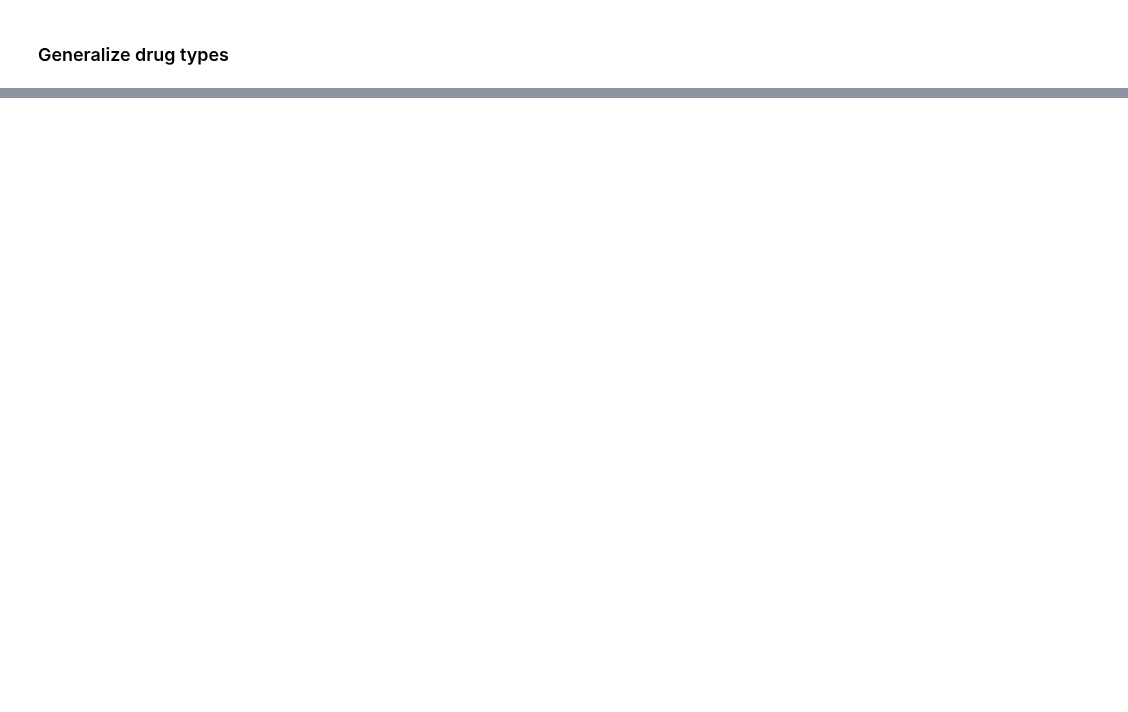
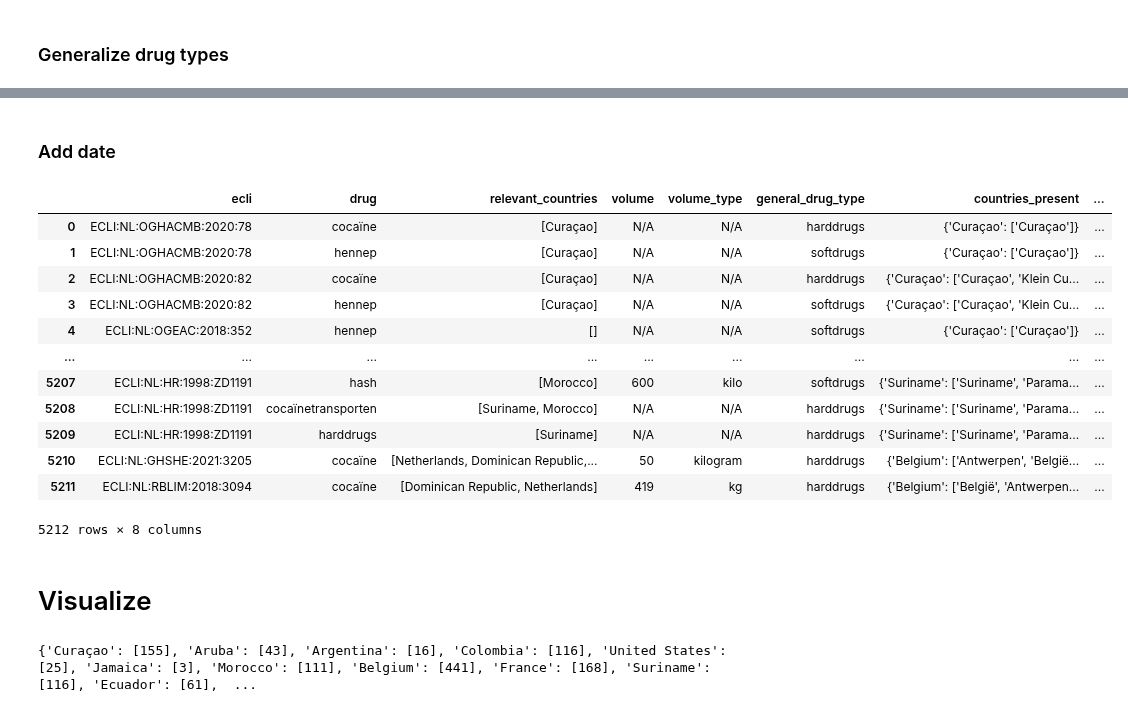
Before and after one commit to bloemetjesgordijn/Master-thesis, a Jupyter notebook: Results & Visualization.ipynb, the cells around one changed output, grey strips where cells are left out. Cells and saved outputs as stored; diff of their text form; code cells hidden in the pictures; blank space fills up the shorter version.

Commit message:
finished trafficking_df

```diff
--- a/Results & Visualization.ipynb
+++ b/Results & Visualization.ipynb
@@ -32,3 +48,9 @@ drug_translation_dict = {
     'amphetamines': ['mdma', 'xtc/mdma', 'mdma/xtc', 'mdma-kristallen', 'ecstasy', 'amfetamine-olie', 'amfetaminepasta', 'amfetaminen', 'amfetamineolie', 'mdma-poeder', 'amfetaminebase', 'xtc', '4-fa', '34-methyleendioxymethamfetamine', 'meth', 'pep', 'mdma-pillen', 'methamfetamine', 'amfetamine', 'xtc-pillen', 'mdea', 'tenamfetamine', 'xtc-tabletten', 'speed', 'metamfetamine'],
     'opioids': ['fentanyl', 'opium', 'methadon', 'codeïne', 'fenacetine'],
     'unidentified': ['2c-b', 'psilocine', 'oxycodon', 'psilocybine', 'morfine', 'ghb', 'crystal', 'lsd', 'coffeïne', 'paracetamol', 'ketamine', 'diamorfine', 'diazepam', 'temazepam']}
+
+lst = []
+for key in drug_translation_dict:
+    for drug in drug_translation_dict[key]:
+        lst.append(drug)
+print(len(lst))
@@ -40,3 +64,8 @@ drug_translation_dict = {
     'precursor': ['bmk', 'mapa', 'n-formylamfetamine', 'methanol', 'piperonal', 'aceton', 'pmk', 'bmk.6', 'isosafrol', 'gbl', 'piperonylmethylketon', 'mierenzuur', 'apaan', 'formamide', 'benzylmethylketon', 'ethylacetaat'],
     'unspecified': ['drugs', 'olie', 'cafeïne', 'tabletten', 'kristallen', 'pillen', 'pil']
 }
+lst = []
+for key in drug_translation_dict:
+    for drug in drug_translation_dict[key]:
+        lst.append(drug)
+print(len(lst))
@@ -57,0 +105,11 @@ results_df
+# %%
+countries_present_list = []
+for index, row in results_df.iterrows():
+    ecli = row['ecli']
+    countries_present = trafficking_df[trafficking_df['ecli'] == ecli].iloc[0]['countries_present']
+    countries_present_list.append(countries_present)
+
+if len(countries_present_list) == len(results_df):
+    results_df['countries_present'] = countries_present_list
+
+results_df
@@ -57,0 +130,44 @@ results_df
+# %% [markdown]
+### Add date
+# %%
+date_list = []
+for index, row in results_df.iterrows():
+    ecli = row['ecli']
+    verdict_date = merged_df[merged_df['id'] == ecli.replace(':', '-')].iloc[0]['verdict_date']
+    date_list.append(verdict_date)
+
+if len(date_list) == len(results_df):
+    results_df['verdict_date'] = date_list
+# %%
+results_df
+# %% [output]
+|  | ecli | drug | relevant_countries | volume | volume_type | general_drug_type | countries_present | ... |
+| 0 | ECLI:NL:OGHACMB:2020:78 | cocaïne | [Curaçao] | N/A | N/A | harddrugs | {'Curaçao': ['Curaçao']} | ... |
+| 1 | ECLI:NL:OGHACMB:2020:78 | hennep | [Curaçao] | N/A | N/A | softdrugs | {'Curaçao': ['Curaçao']} | ... |
+| 2 | ECLI:NL:OGHACMB:2020:82 | cocaïne | [Curaçao] | N/A | N/A | harddrugs | {'Curaçao': ['Curaçao', 'Klein Cu... | ... |
+| 3 | ECLI:NL:OGHACMB:2020:82 | hennep | [Curaçao] | N/A | N/A | softdrugs | {'Curaçao': ['Curaçao', 'Klein Cu... | ... |
+| 4 | ECLI:NL:OGEAC:2018:352 | hennep | [] | N/A | N/A | softdrugs | {'Curaçao': ['Curaçao']} | ... |
+| ... | ... | ... | ... | ... | ... | ... | ... | ... |
+| 5207 | ECLI:NL:HR:1998:ZD1191 | hash | [Morocco] | 600 | kilo | softdrugs | {'Suriname': ['Suriname', 'Parama... | ... |
+| 5208 | ECLI:NL:HR:1998:ZD1191 | cocaïnetransporten | [Suriname, Morocco] | N/A | N/A | harddrugs | {'Suriname': ['Suriname', 'Parama... | ... |
+| 5209 | ECLI:NL:HR:1998:ZD1191 | harddrugs | [Suriname] | N/A | N/A | harddrugs | {'Suriname': ['Suriname', 'Parama... | ... |
+| 5210 | ECLI:NL:GHSHE:2021:3205 | cocaïne | [Netherlands, Dominican Republic,... | 50 | kilogram | harddrugs | {'Belgium': ['Antwerpen', 'België... | ... |
+| 5211 | ECLI:NL:RBLIM:2018:3094 | cocaïne | [Dominican Republic, Netherlands] | 419 | kg | harddrugs | {'Belgium': ['België', 'Antwerpen... | ... |
+5212 rows × 8 columns
+# %% [markdown]
+# Visualize
+# %%
+vectorcounts = {}
+
+for index, row in results_df.iterrows():
+    locs = row['relevant_countries']
+    for loc in locs:
+        loc = loc.strip()
+        if loc != "Netherlands":
+            if loc not in vectorcounts:
+                vectorcounts[loc] = [0]
+            vectorcounts[loc][0] = vectorcounts[loc][0] + 1
+
+print(vectorcounts)
+# %% [output]
+{'Curaçao': [155], 'Aruba': [43], 'Argentina': [16], 'Colombia': [116], 'United States': [25], 'Jamaica': [3], 'Morocco': [111], 'Belgium': [441], 'France': [168], 'Suriname': [116], 'Ecuador': [61],  ...
```
Also changed, not shown: parts of 17 cells of this notebook, 3 other files.
